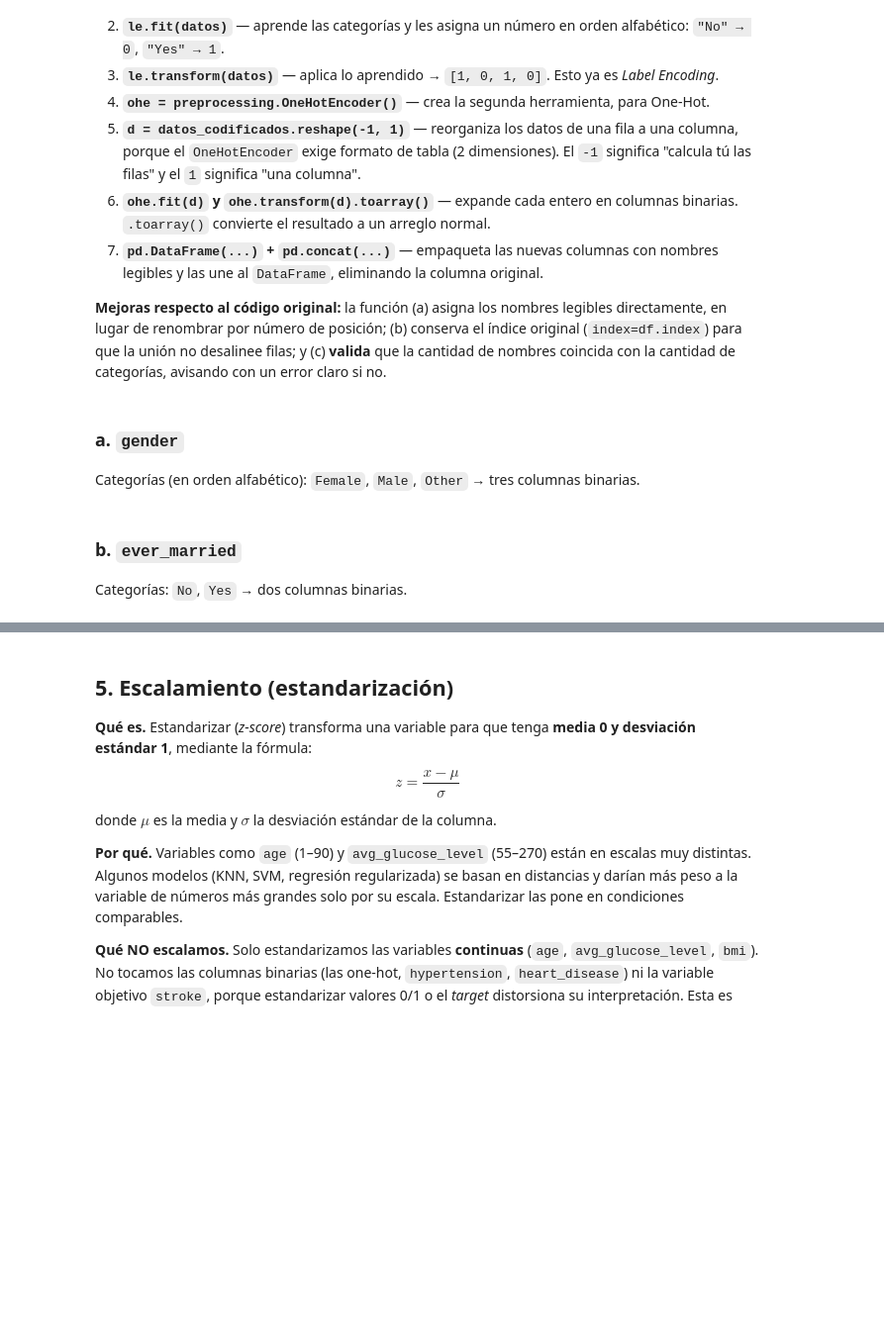
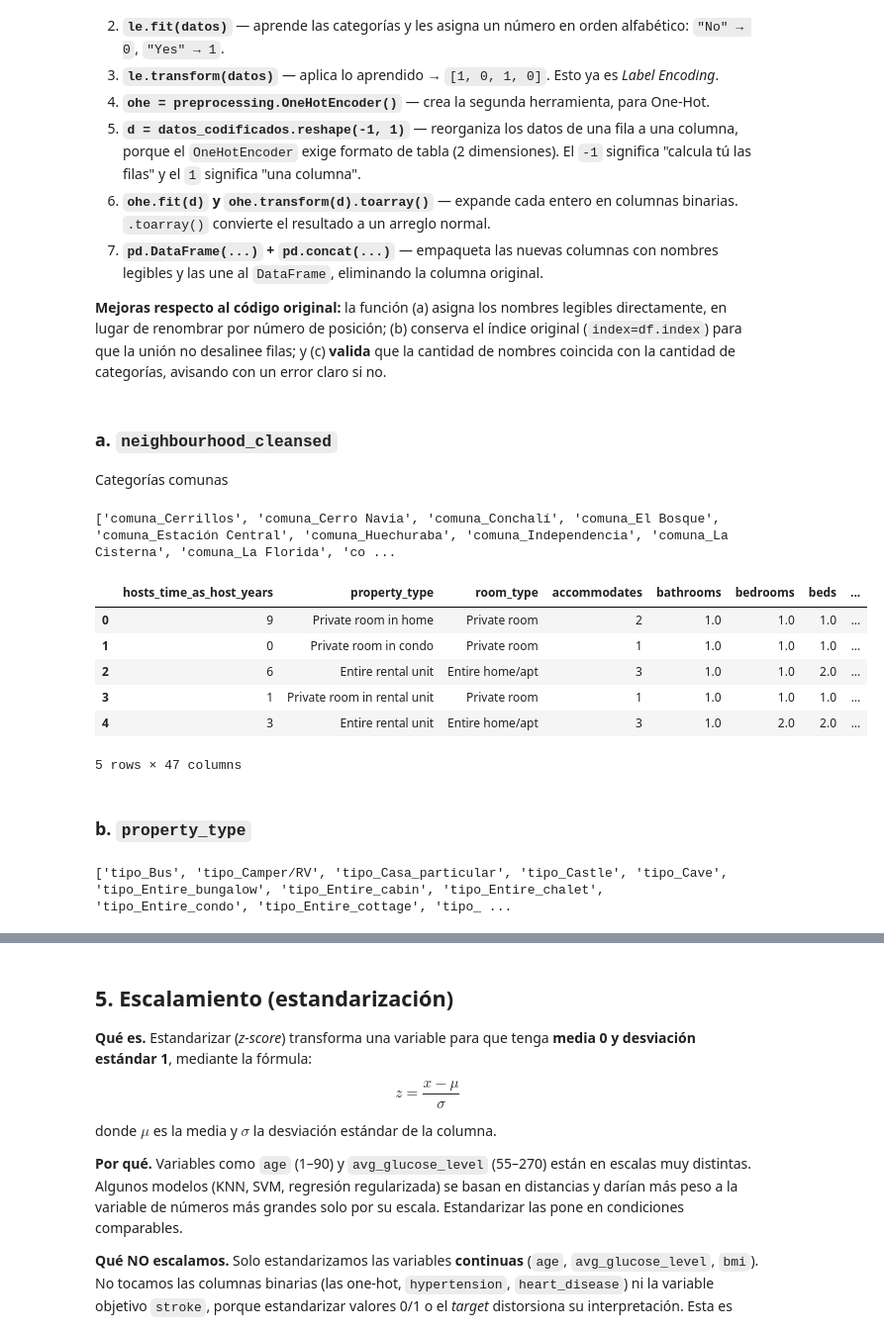
Before and after one commit to Alfredoabraham/proyecto-grupo3-mcdi500, a Jupyter notebook: F2/S1_F2_Preprocesamiento.ipynb, the cells around one changed output, grey strips where cells are left out. Shown at 99% size. Drawn from its saved outputs; the diff is of its cells as text; code cells hidden in the pictures; blank space fills up the shorter version.

```diff
--- a/F2/S1_F2_Preprocesamiento.ipynb
+++ b/F2/S1_F2_Preprocesamiento.ipynb
@@ -266,7 +266,7 @@ Index(['id', 'listing_url', 'scrape_id', 'last_scraped', 'source', 'name',
 # %%
 #estas serán las columnas objeto de estudio
 columnas_de_interes = ["hosts_time_as_host_years","neighbourhood_cleansed","property_type","room_type","accommodates", "bathrooms",
-                      "bedrooms", "beds", 'amenities', 'price_quote_price_per_night','number_of_reviews', 'review_scores_rating', 'review_scores_accuracy',
+                      "bedrooms", "beds", 'price_quote_price_per_night','number_of_reviews', 'review_scores_rating', 'review_scores_accuracy',
                        'review_scores_cleanliness', 'review_scores_checkin', 'review_scores_communication', 'review_scores_location', 'review_scores_value' ]
 # %%
 df = df[columnas_de_interes]
@@ -711,18 +709,42 @@ def codificar_one_hot(df, columna, nombres_columnas):
     nuevas = nuevas.reset_index(drop=True)
     return pd.concat([df, nuevas], axis=1)
 # %% [markdown]
-### a. `gender`
-Categorías (en orden alfabético): `Female`, `Male`, `Other` → tres columnas binarias.
+### a. `neighbourhood_cleansed`
+Categorías comunas
+# %%
+# Los nombres van en el ORDEN ALFABÉTICO de las categorías, que es el criterio
+# interno de LabelEncoder. Si se invierten, las columnas
+# quedan mal rotuladas y ningún error lo advierte.
+lista_comunas = df["neighbourhood_cleansed"].unique().tolist()
+lista_comunas.sort()
+index = 0
+for x in lista_comunas:
+    lista_comunas[index] = "comuna_" + x
+    index +=1
+print(lista_comunas)
+# %% [output]
+['comuna_Cerrillos', 'comuna_Cerro Navia', 'comuna_Conchalí', 'comuna_El Bosque', 'comuna_Estación Central', 'comuna_Huechuraba', 'comuna_Independencia', 'comuna_La Cisterna', 'comuna_La Florida', 'co ...
 # %%
-# Los nombres van en el ORDEN ALFABÉTICO de las categorías, que es el criterio
-# interno de LabelEncoder: Female, Male, Other. Si se invierten, las columnas
-# quedan mal rotuladas y ningún error lo advierte.
-df = codificar_one_hot(df, 'gender', ['gender_Female', 'gender_Male', 'gender_Other'])
+df = codificar_one_hot(df, "neighbourhood_cleansed", lista_comunas)
 df.head()
+# %% [output]
+|  | hosts_time_as_host_years | property_type | room_type | accommodates | bathrooms | bedrooms | beds | ... |
+| 0 | 9 | Private room in home | Private room | 2 | 1.0 | 1.0 | 1.0 | ... |
+| 1 | 0 | Private room in condo | Private room | 1 | 1.0 | 1.0 | 1.0 | ... |
+| 2 | 6 | Entire rental unit | Entire home/apt | 3 | 1.0 | 1.0 | 2.0 | ... |
+| 3 | 1 | Private room in rental unit | Private room | 1 | 1.0 | 1.0 | 1.0 | ... |
+| 4 | 3 | Entire rental unit | Entire home/apt | 3 | 1.0 | 2.0 | 2.0 | ... |
+5 rows × 47 columns
 # %% [markdown]
-### b. `ever_married`
-Categorías: `No`, `Yes` → dos columnas binarias.
+### b. `property_type`
 # %%
-# Orden alfabético: No antes que Yes.
-df = codificar_one_hot(df, 'ever_married', ['married_No', 'married_Yes'])
-df.head()
+lista_property_type = df["property_type"].unique().tolist()
+lista_property_type.sort()
+index = 0
+for x in lista_property_type:
+    loop_aux = x.replace(" ", "_")
+    lista_property_type[index] = "tipo_" + loop_aux
+    index +=1
+print(lista_property_type)
+# %% [output]
+['tipo_Bus', 'tipo_Camper/RV', 'tipo_Casa_particular', 'tipo_Castle', 'tipo_Cave', 'tipo_Entire_bungalow', 'tipo_Entire_cabin', 'tipo_Entire_chalet', 'tipo_Entire_condo', 'tipo_Entire_cottage', 'tipo_ ...
```
Also changed, not shown: parts of 41 cells of this notebook, 3 other files.
